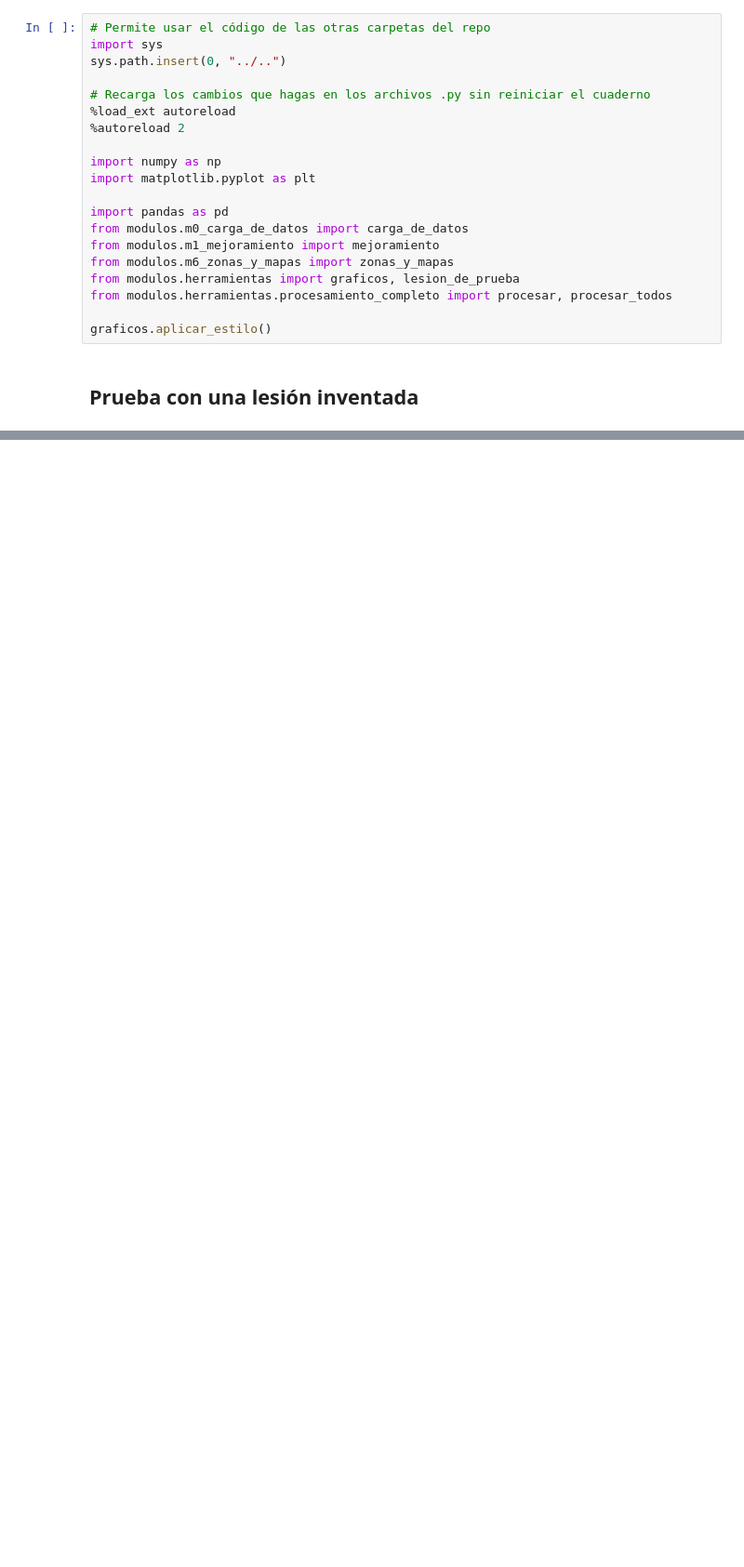
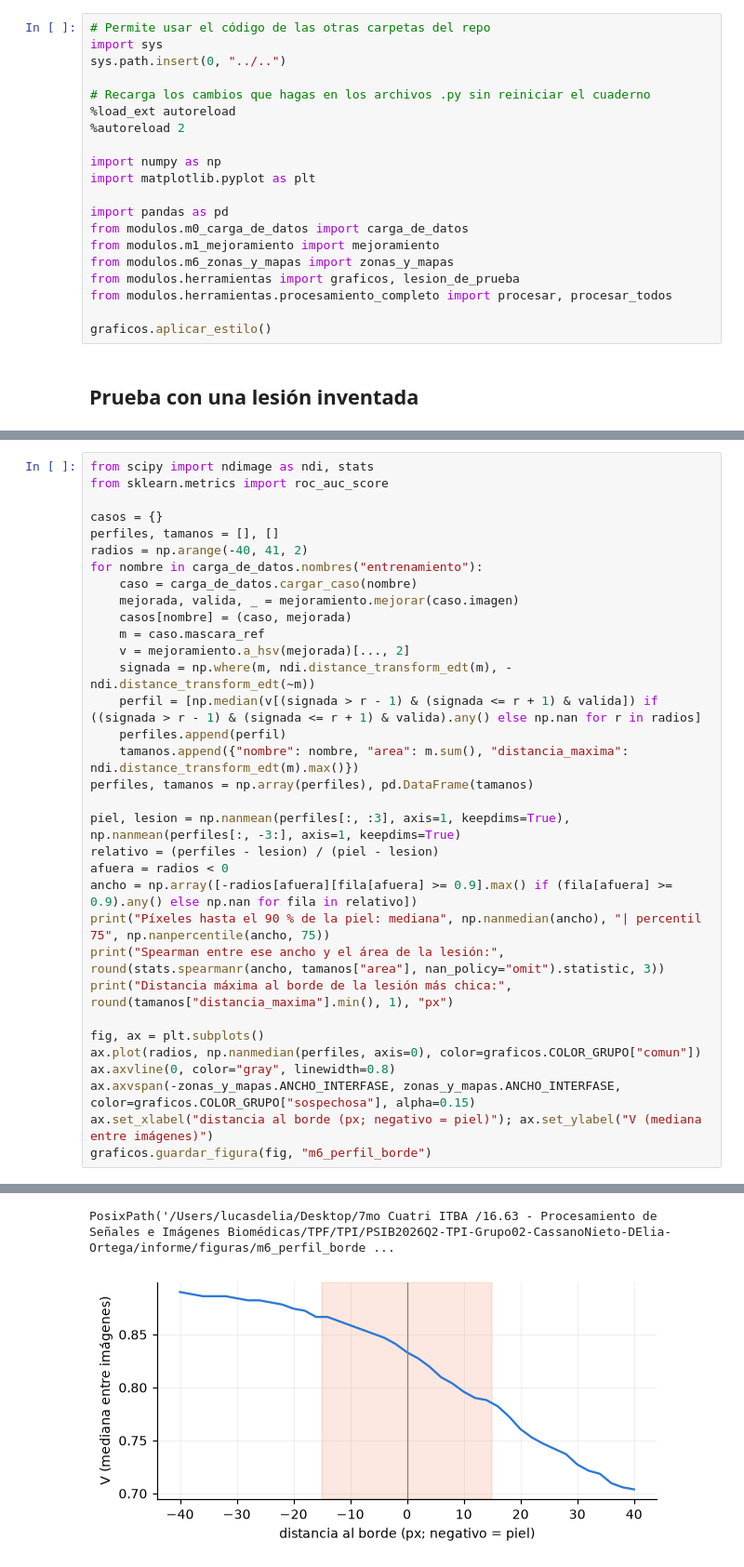
Before and after one commit to facortega/PSIB2026Q2-TPI-Grupo02-CassanoNieto-DElia-Ortega, a Jupyter notebook: modulos/m6_zonas_y_mapas/zonas_y_mapas.ipynb, the cells around one changed output, grey strips where cells are left out. Shown at 93% size. Cells and saved outputs as stored; diff of their text form; blank space fills up the shorter version.

```diff
--- a/modulos/m6_zonas_y_mapas/zonas_y_mapas.ipynb
+++ b/modulos/m6_zonas_y_mapas/zonas_y_mapas.ipynb
@@ -46,0 +53,34 @@ img, info = lesion_de_prueba.generar_lesion(semilla=8, textura=0.3)
+# %%
+from scipy import ndimage as ndi, stats
+from sklearn.metrics import roc_auc_score
+
+casos = {}
+perfiles, tamanos = [], []
+radios = np.arange(-40, 41, 2)
+for nombre in carga_de_datos.nombres("entrenamiento"):
+    caso = carga_de_datos.cargar_caso(nombre)
+    mejorada, valida, _ = mejoramiento.mejorar(caso.imagen)
+    casos[nombre] = (caso, mejorada)
+    m = caso.mascara_ref
+    v = mejoramiento.a_hsv(mejorada)[..., 2]
+    signada = np.where(m, ndi.distance_transform_edt(m), -ndi.distance_transform_edt(~m))
+    perfil = [np.median(v[(signada > r - 1) & (signada <= r + 1) & valida]) if ((signada > r - 1) & (signada <= r + 1) & valida).any() else np.nan for r in radios]
+    perfiles.append(perfil)
+    tamanos.append({"nombre": nombre, "area": m.sum(), "distancia_maxima": ndi.distance_transform_edt(m).max()})
+perfiles, tamanos = np.array(perfiles), pd.DataFrame(tamanos)
+
+piel, lesion = np.nanmean(perfiles[:, :3], axis=1, keepdims=True), np.nanmean(perfiles[:, -3:], axis=1, keepdims=True)
+relativo = (perfiles - lesion) / (piel - lesion)
+afuera = radios < 0
+ancho = np.array([-radios[afuera][fila[afuera] >= 0.9].max() if (fila[afuera] >= 0.9).any() else np.nan for fila in relativo])
+print("Píxeles hasta el 90 % de la piel: mediana", np.nanmedian(ancho), "| percentil 75", np.nanpercentile(ancho, 75))
+print("Spearman entre ese ancho y el área de la lesión:", round(stats.spearmanr(ancho, tamanos["area"], nan_policy="omit").statistic, 3))
+print("Distancia máxima al borde de la lesión más chica:", round(tamanos["distancia_maxima"].min(), 1), "px")
+
+fig, ax = plt.subplots()
+ax.plot(radios, np.nanmedian(perfiles, axis=0), color=graficos.COLOR_GRUPO["comun"])
+ax.axvline(0, color="gray", linewidth=0.8)
+ax.axvspan(-zonas_y_mapas.ANCHO_INTERFASE, zonas_y_mapas.ANCHO_INTERFASE, color=graficos.COLOR_GRUPO["sospechosa"], alpha=0.15)
+ax.set_xlabel("distancia al borde (px; negativo = piel)"); ax.set_ylabel("V (mediana entre imágenes)")
+graficos.guardar_figura(fig, "m6_perfil_borde")
+# %% [output]
@@ -46,0 +90,2 @@ img, info = lesion_de_prueba.generar_lesion(semilla=8, textura=0.3)
+PosixPath('/Users/lucasdelia/Desktop/7mo Cuatri ITBA /16.63 - Procesamiento de Señales e Imágenes Biomédicas/TPF/TPI/PSIB2026Q2-TPI-Grupo02-CassanoNieto-DElia-Ortega/informe/figuras/m6_perfil_borde ...
+[figure, added]
```
Also changed, not shown: parts of 15 cells of this notebook, 6 other files.
